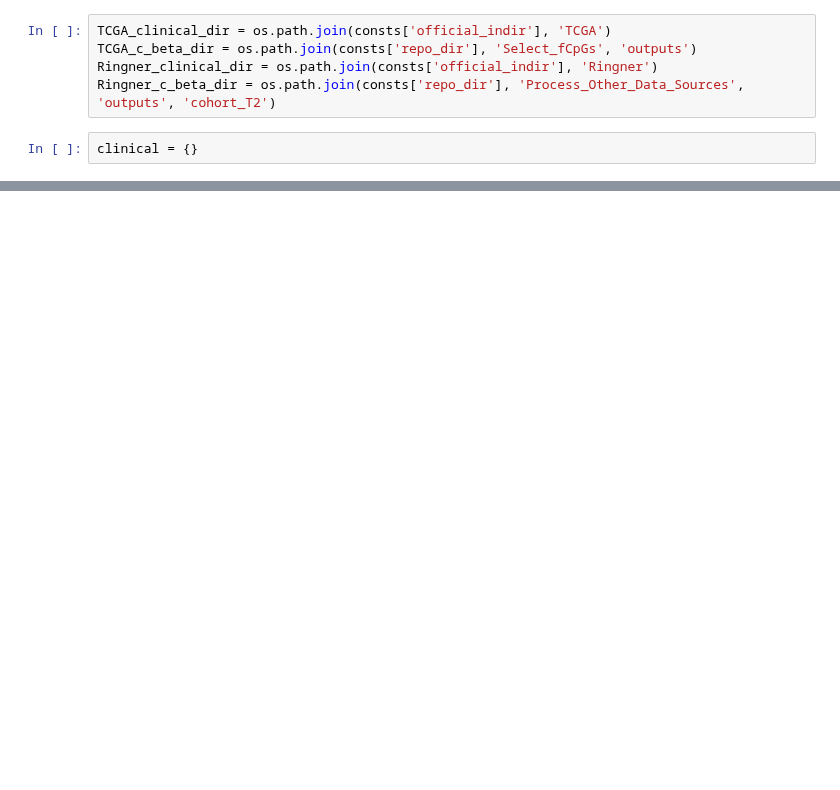
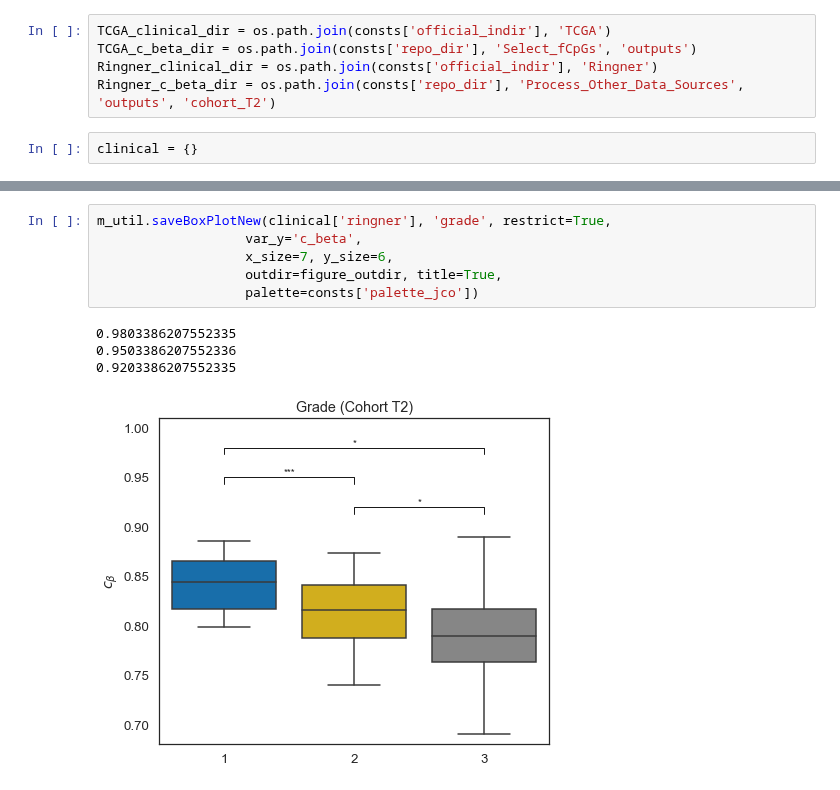
Before and after one commit to danmonyak/EpiClockInvasiveBRCA, a Jupyter notebook: Analysis/c_beta Analysis.ipynb, the cells around one changed output, grey strips where cells are left out. Cells and saved outputs as stored; diff of their text form; blank space fills up the shorter version.

```diff
--- a/Analysis/c_beta Analysis.ipynb
+++ b/Analysis/c_beta Analysis.ipynb
@@ -48,0 +130,11 @@ m_util.saveBoxPlot(clinical['TCGA'], 'primary_diagnosis', restrict=False,
+# %%
+m_util.saveBoxPlotNew(clinical['ringner'], 'grade', restrict=True,
+                   var_y='c_beta',
+                   x_size=7, y_size=6,
+                   outdir=figure_outdir, title=True,
+                   palette=consts['palette_jco'])
+# %% [output]
+0.9803386207552335
+0.9503386207552336
+0.9203386207552335
+[figure, added]
```
Also changed, not shown: parts of 21 cells of this notebook, 14 other files.
